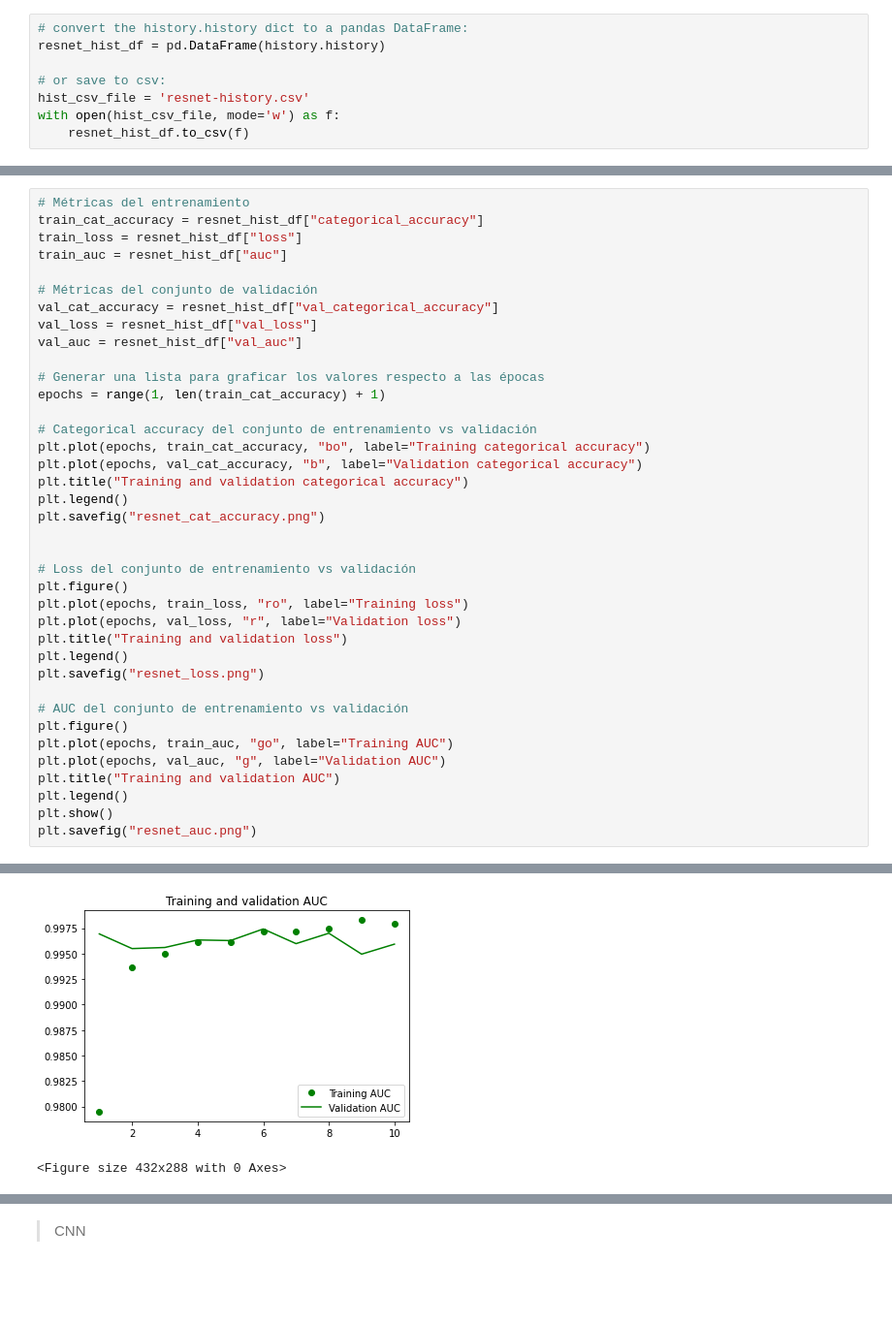
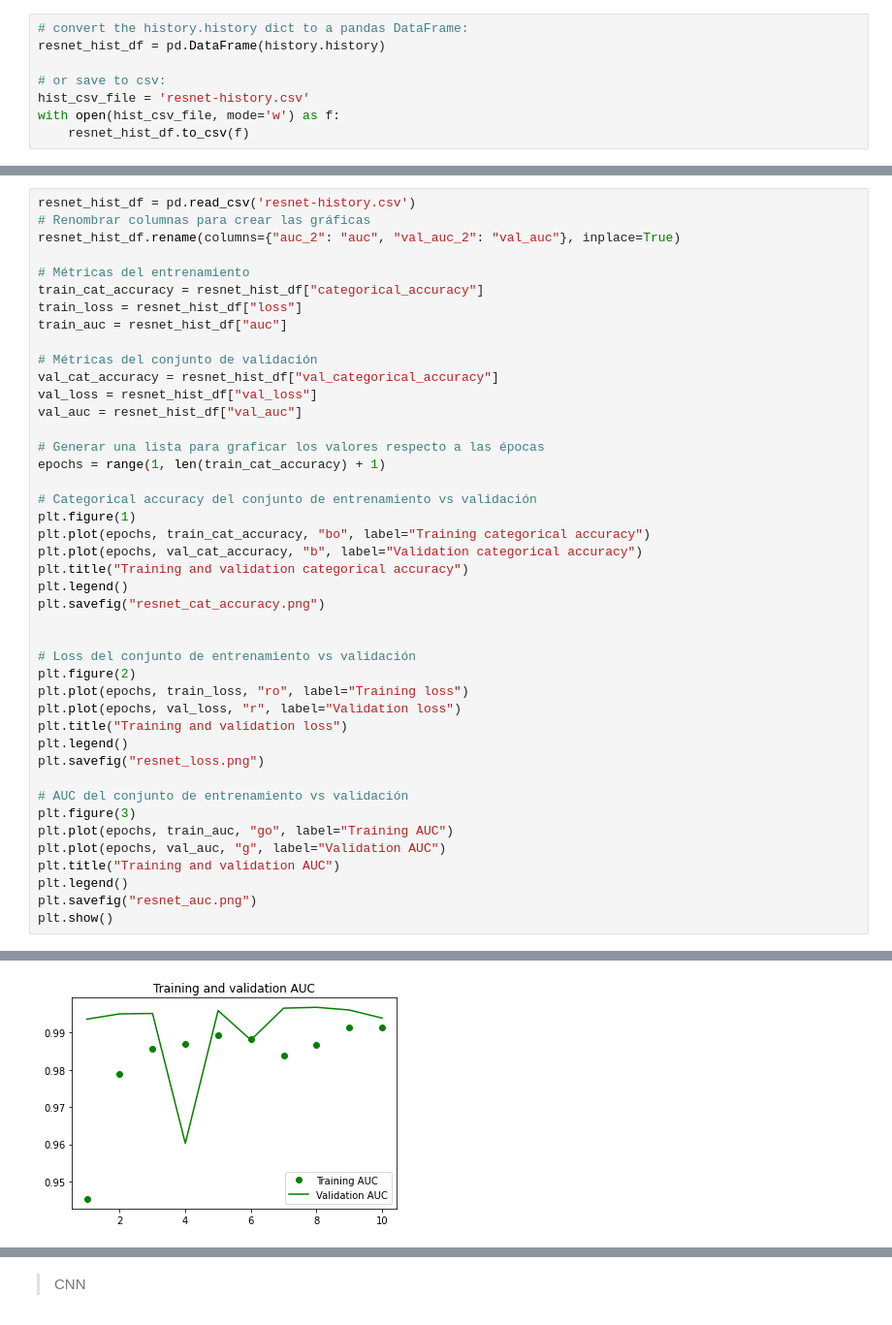
Before and after one commit to edna-jacqueline-zavala/TC3007C-Modulo2-ModeloDeepLearning, a Jupyter notebook: Implementación_de_un_modelo_de_deep_learning.ipynb, the cells around one changed output, grey strips where cells are left out. Shown at 97% size. Cells and saved outputs as stored; diff of their text form; blank space fills up the shorter version.

```diff
--- a/Implementación_de_un_modelo_de_deep_learning.ipynb
+++ b/Implementación_de_un_modelo_de_deep_learning.ipynb
@@ -634,4 +690,8 @@ resnet_hist_df.head()
 # %%
+resnet_hist_df = pd.read_csv('resnet-history.csv')
+# Renombrar columnas para crear las gráficas
+resnet_hist_df.rename(columns={"auc_2": "auc", "val_auc_2": "val_auc"}, inplace=True)
+
 # Métricas del entrenamiento
 train_cat_accuracy = resnet_hist_df["categorical_accuracy"]
 train_loss = resnet_hist_df["loss"]
@@ -646,6 +706,7 @@ val_auc = resnet_hist_df["val_auc"]
 epochs = range(1, len(train_cat_accuracy) + 1)
 
 # Categorical accuracy del conjunto de entrenamiento vs validación
+plt.figure(1)
 plt.plot(epochs, train_cat_accuracy, "bo", label="Training categorical accuracy")
 plt.plot(epochs, val_cat_accuracy, "b", label="Validation categorical accuracy")
 plt.title("Training and validation categorical accuracy")
@@ -654,7 +715,7 @@ plt.savefig("resnet_cat_accuracy.png")
 
 
 # Loss del conjunto de entrenamiento vs validación
-plt.figure()
+plt.figure(2)
 plt.plot(epochs, train_loss, "ro", label="Training loss")
 plt.plot(epochs, val_loss, "r", label="Validation loss")
 plt.title("Training and validation loss")
@@ -662,11 +723,11 @@ plt.legend()
 plt.savefig("resnet_loss.png")
 
 # AUC del conjunto de entrenamiento vs validación
-plt.figure()
+plt.figure(3)
 plt.plot(epochs, train_auc, "go", label="Training AUC")
 plt.plot(epochs, val_auc, "g", label="Validation AUC")
 plt.title("Training and validation AUC")
 plt.legend()
+plt.savefig("resnet_auc.png")
 plt.show()
-plt.savefig("resnet_auc.png")
 # %% [output]
@@ -675,2 +736 @@ plt.savefig("resnet_auc.png")
-[figure, old version]
+[figure, new version]
-<Figure size 432x288 with 0 Axes>
```
Also changed, not shown: parts of 61 cells of this notebook, 13 other files.
